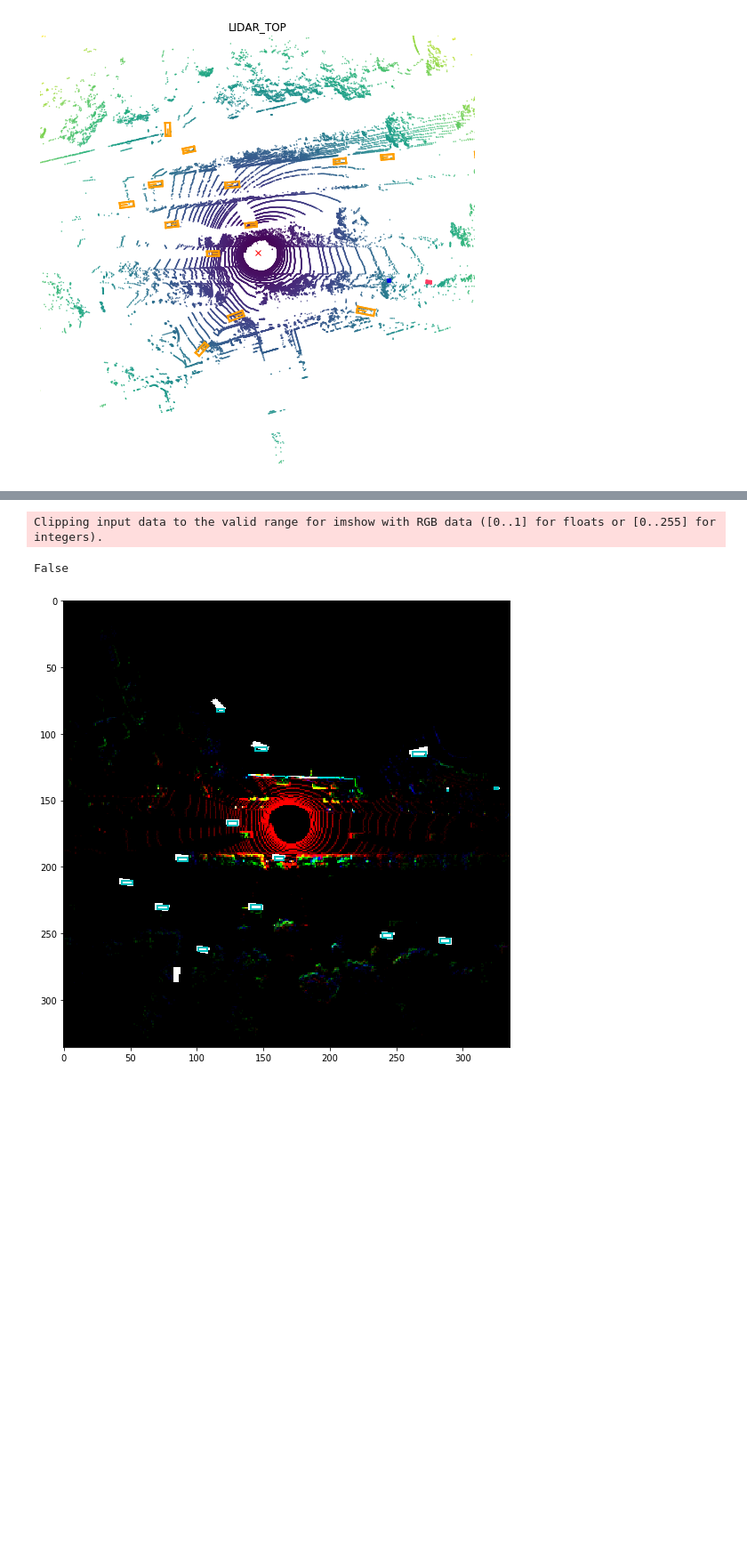
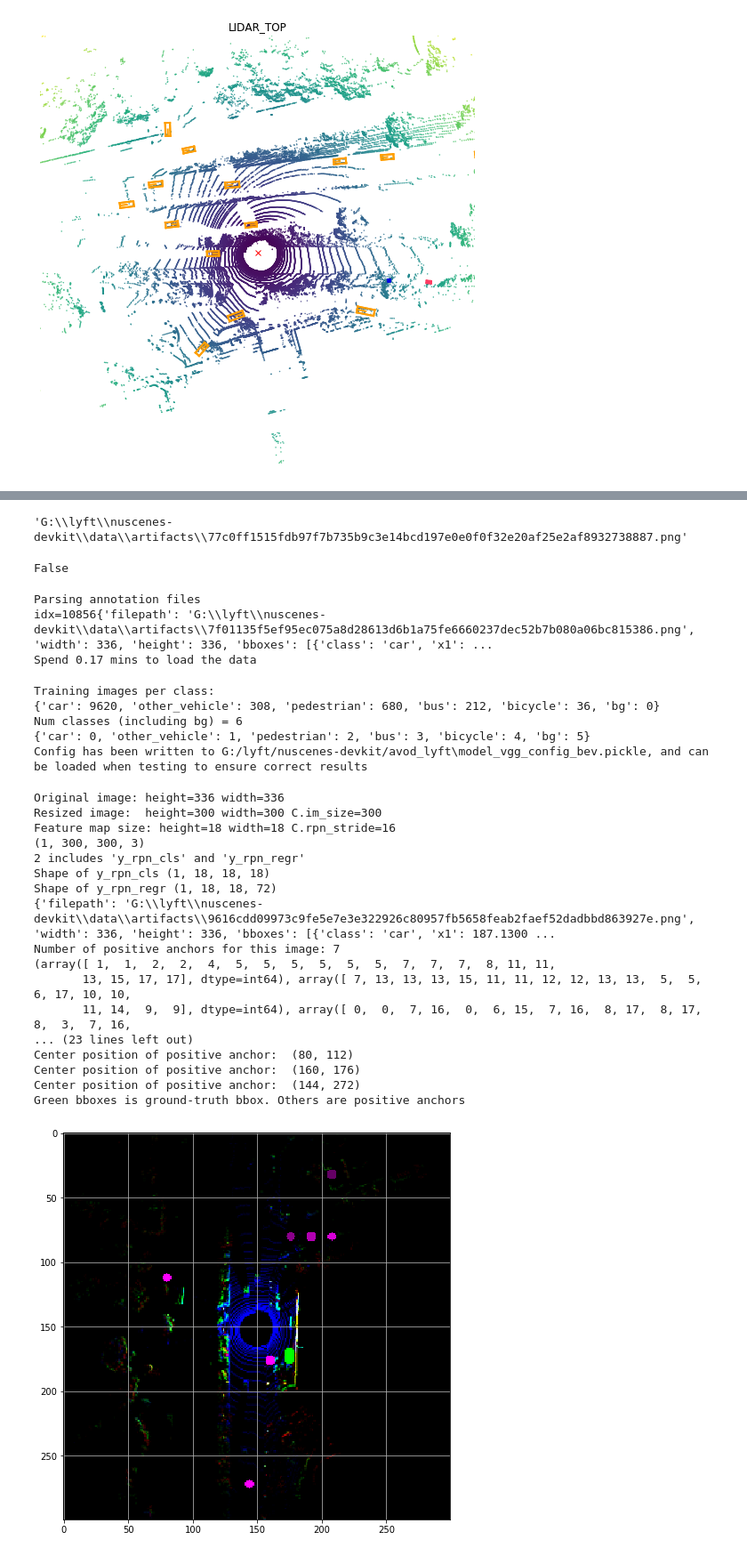
Before and after one commit to rossivalen/Thesis_AutonomousDriving, a Jupyter notebook: train_modelbev.ipynb, the cells around one changed output, grey strips where cells are left out. Shown at 89% size. Drawn from its saved outputs; the diff is of its cells as text; code cells hidden in the pictures; blank space fills up the shorter version.

```diff
--- a/train_modelbev.ipynb
+++ b/train_modelbev.ipynb
@@ -255,21 +281,21 @@ Clipping input data to the valid range for imshow with RGB data ([0..1] for floa
-# %%
-import matplotlib.patches as patches
-corners_voxel_list=[]
-fig, ax = plt.subplots(1, 1, figsize=(9, 16))
-ax.imshow(bev)
-bev_helper.scale_boxes(boxes, 0.8)
-for box in boxes:
-    corners = box.bottom_corners()
-    corners_voxel = bev_helper.car_to_voxel_coords(corners, [336,336,3], voxel_size, z_offset).transpose(1,0)
-    corners_voxel = corners_voxel[:,:2] # Drop z coord
-    corners_voxel_list.append(corners_voxel)
-    rect= patches.Rectangle([corners_voxel[0][0],corners_voxel[1][1]],   corners_voxel[3][0]-corners_voxel[0][0], corners_voxel[0][1]-corners_voxel[1][1],linewidth=2,edgecolor="c", fill=False)
-    ax.add_patch(rect)
-print(boxes[0]==boxes_b[124][0])
-# %% [output]
-Clipping input data to the valid range for imshow with RGB data ([0..1] for floats or [0..255] for integers).
-False
-[figure, removed]
+# %%
+path='G:\lyft\\nuscenes-devkit\\data\\artifacts'
+
+base_path=os.path.join(path, "{}.png".format(my_sample_token))
+base_path
+# %% [output]
+'G:\\lyft\\nuscenes-devkit\\data\\artifacts\\77c0ff1515fdb97f7b735b9c3e14bcd197e0e0f0f32e20af25e2af8932738887.png'
+# %%
+path='G:\\lyft\\nuscenes-devkit\\data\\artifacts'
+with open("annotation_bev.txt", "a") as f:
+    for i in range(len(b_boxes)):
+        for j in range(len(b_boxes[i])):
+            base_path=os.path.join(path, "{}.png".format(token_list[i]))
+            f.write(str(base_path) + ',' + str(b_boxes[i][j][0]) + ',' + str(b_boxes[i][j][1]) + ',' + str(b_boxes[i][j][2]) + ',' + str(b_boxes[i][j][3]) + ',' + class_list[i][j] + '\n')
+# %%
+print(b_boxes[0]==b_boxes[1])
+# %% [output]
+False
 # %%
 from __future__ import division
 from __future__ import print_function
@@ -329,7 +355,7 @@ from tensorflow.keras.models import Model
 from utils.rpn_keras import Config
 
 base_path = 'G:/lyft/nuscenes-devkit/avod_lyft'
-train_path =  'G:/lyft/nuscenes-devkit/avod_lyft/annotation.txt' # Training data (annotation file)
+train_path =  'G:/lyft/nuscenes-devkit/avod_lyft/annotation_bev.txt' # Training data (annotation file)
 
 num_rois = 4 # Number of RoIs to process at once.
 
@@ -338,10 +364,10 @@ horizontal_flips = True # Augment with horizontal flips in training.
 vertical_flips = True   # Augment with vertical flips in training.
 rot_90 = True           # Augment with 90 degree rotations in training.
 
-output_weight_path = os.path.join(base_path, 'model/model_frcnn_vgg.hdf5')
-record_path = os.path.join(base_path, 'model/record.csv') # Record data (used to save the losses, classification accuracy and mean average precision)
+output_weight_path = os.path.join(base_path, 'model/model_frcnn_vgg_bev.hdf5')
+record_path = os.path.join(base_path, 'model/record_bev.csv') # Record data (used to save the losses, classification accuracy and mean average precision)
 base_weight_path = os.path.join(base_path, 'model/vgg16_weights_tf_dim_ordering_tf_kernels.h5')
-config_output_filename = os.path.join(base_path, 'model_vgg_config.pickle')
+config_output_filename = os.path.join(base_path, 'model_vgg_config_bev.pickle')
 
 # Create the config
 C = Config()
@@ -360,6 +386,10 @@ st = time.time()
 train_imgs, classes_count, class_mapping = rpn_keras.get_data(train_path)
 print(train_imgs[10])
 print('Spend %0.2f mins to load the data' % ((time.time()-st)/60) )
+# %% [output]
+Parsing annotation files
+idx=10856{'filepath': 'G:\\lyft\\nuscenes-devkit\\data\\artifacts\\7f01135f5ef95ec075a8d28613d6b1a75fe6660237dec52b7b080a06bc815386.png', 'width': 336, 'height': 336, 'bboxes': [{'class': 'car', 'x1': ...
+Spend 0.17 mins to load the data
 # %%
 classes_count['bg'] = 0
 class_mapping['bg'] = len(class_mapping)
@@ -377,6 +407,15 @@ print(class_mapping)
 with open(config_output_filename, 'wb') as config_f:
     pickle.dump(C,config_f)
     print('Config has been written to {}, and can be loaded when testing to ensure correct results'.format(config_output_filename))
+# %% [output]
+Training images per class:
+{'car': 9620, 'other_vehicle': 308, 'pedestrian': 680, 'bus': 212, 'bicycle': 36, 'bg': 0}
+Num classes (including bg) = 6
+{'car': 0, 'other_vehicle': 1, 'pedestrian': 2, 'bus': 3, 'bicycle': 4, 'bg': 5}
+Config has been written to G:/lyft/nuscenes-devkit/avod_lyft\model_vgg_config_bev.pickle, and can be loaded when testing to ensure correct results
+# %%
+data_gen_train = rpn_keras.get_anchor_gt(train_imgs, C, rpn_keras.get_img_output_length, mode='train')
+X, Y, image_data, debug_img, debug_num_pos = next(data_gen_train)
 # %%
 from matplotlib import transforms
 print('Original image: height=%d width=%d'%(image_data['height'], image_data['width']))
@@ -390,8 +429,8 @@ print(image_data)
 
 print('Number of positive anchors for this image: %d' % (debug_num_pos))
 if debug_num_pos==0:
-    gt_x1, gt_x2 = image_data['bboxes'][0]['x1']*(X.shape[2]/image_data['height']), image_data['bboxes'][0]['x2']*(X.shape[2]/image_data['height'])
-    gt_y1, gt_y2 = image_data['bboxes'][0]['y1']*(X.shape[1]/image_data['width']), image_data['bboxes'][0]['y2']*(X.shape[1]/image_data['width'])
+    gt_x1, gt_x2 = image_data['bboxes'][10]['x1']*(X.shape[2]/image_data['height']), image_data['bboxes'][10]['x2']*(X.shape[2]/image_data['height'])
+    gt_y1, gt_y2 = image_data['bboxes'][10]['y1']*(X.shape[1]/image_data['width']), image_data['bboxes'][10]['y2']*(X.shape[1]/image_data['width'])
     gt_x1, gt_y1, gt_x2, gt_y2 = int(gt_x1), int(gt_y1), int(gt_x2), int(gt_y2)
     img = debug_img.copy()
     img = cv2.cvtColor(img, cv2.COLOR_BGR2RGB)
@@ -427,30 +466,49 @@ else:
 
     # Add text
     textLabel = 'gt bbox'
     (retval,baseLine) = cv2.getTextSize(textLabel,cv2.FONT_HERSHEY_COMPLEX,0.5,1)
     textOrg = (gt_x1, gt_y1+5)
     #cv2.rectangle(img, (textOrg[0] - 5, textOrg[1]+baseLine - 5), (textOrg[0]+retval[0] + 5, textOrg[1]-retval[1] - 5), (0, 0, 0), 2)
     #cv2.rectangle(img, (textOrg[0] - 5,textOrg[1]+baseLine - 5), (textOrg[0]+retval[0] + 5, textOrg[1]-retval[1] - 5), (255, 255, 255), -1)
     #cv2.putText(img, textLabel, textOrg, cv2.FONT_HERSHEY_DUPLEX, 0.5, (0, 0, 0), 1)
 
     # Draw positive anchors according to the y_rpn_regr
     for i in range(debug_num_pos):
 
         color = (100+i*(155/4), 0, 100+i*(155/4))
 
         idx = pos_regr[2][i*4]/4
         anchor_size = C.anchor_box_scales[int(idx/3)]
         anchor_ratio = C.anchor_box_ratios[2-int((idx+1)%3)]
 
         center = (pos_regr[1][i*4]*C.rpn_stride, pos_regr[0][i*4]*C.rpn_stride)
         print('Center position of positive anchor: ', center)
         cv2.circle(img, center, 3, color, -1)
         anc_w, anc_h = anchor_size*anchor_ratio[0], anchor_size*anchor_ratio[1]
         cv2.rectangle(img, (center[0]-int(anc_w/2), center[1]-int(anc_h/2)), (center[0]+int(anc_w/2), center[1]+int(anc_h/2)), color, 2)
 #        cv2.putText(img, 'pos anchor bbox '+str(i+1), (center[0]-int(anc_w/2), center[1]-int(anc_h/2)-5), cv2.FONT_HERSHEY_DUPLEX, 0.5, color, 1)
 
 print('Green bboxes is ground-truth bbox. Others are positive anchors')
 plt.figure(figsize=(8,8))
 plt.grid()
 plt.imshow(img)
 plt.show()
+# %% [output]
+Original image: height=336 width=336
+Resized image:  height=300 width=300 C.im_size=300
+Feature map size: height=18 width=18 C.rpn_stride=16
+(1, 300, 300, 3)
+2 includes 'y_rpn_cls' and 'y_rpn_regr'
+Shape of y_rpn_cls (1, 18, 18, 18)
+Shape of y_rpn_regr (1, 18, 18, 72)
+{'filepath': 'G:\\lyft\\nuscenes-devkit\\data\\artifacts\\9616cdd09973c9fe5e7e3e322926c80957fb5658feab2faef52dadbbd863927e.png', 'width': 336, 'height': 336, 'bboxes': [{'class': 'car', 'x1': 187.1300 ...
+Number of positive anchors for this image: 7
+(array([ 1,  1,  2,  2,  4,  5,  5,  5,  5,  5,  5,  7,  7,  7,  8, 11, 11,
+       13, 15, 17, 17], dtype=int64), array([ 7, 13, 13, 13, 15, 11, 11, 12, 12, 13, 13,  5,  5,  6, 17, 10, 10,
+       11, 14,  9,  9], dtype=int64), array([ 0,  0,  7, 16,  0,  6, 15,  7, 16,  8, 17,  8, 17,  8,  3,  7, 16,
+... (23 lines left out)
+Center position of positive anchor:  (80, 112)
+Center position of positive anchor:  (160, 176)
+Center position of positive anchor:  (144, 272)
+Green bboxes is ground-truth bbox. Others are positive anchors
+[figure, added]
```
Also changed, not shown: parts of 10 cells of this notebook.
